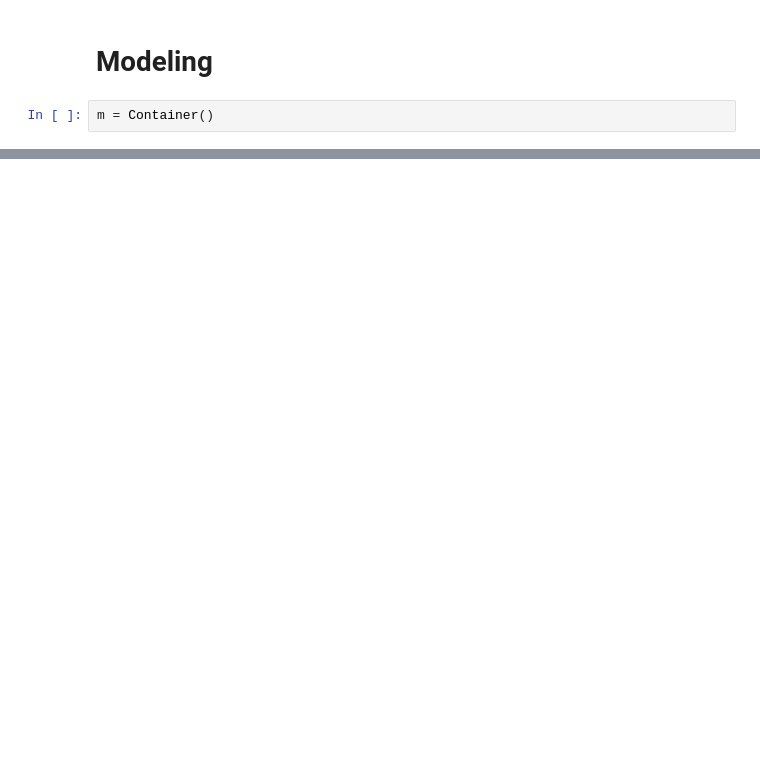
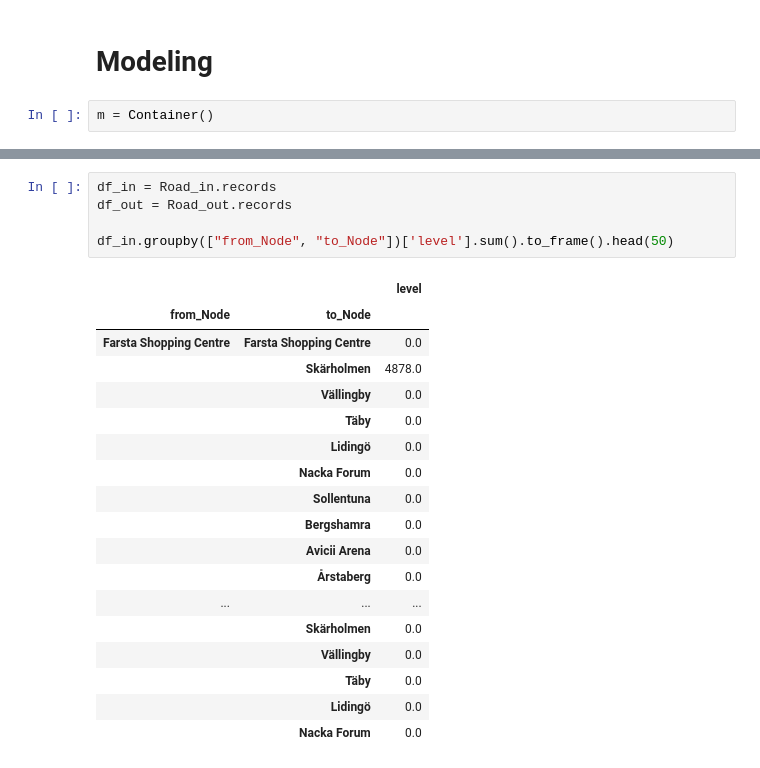
Before and after one commit to aheagel/SF2822, a Jupyter notebook: Project2A.ipynb, the cells around one changed output, grey strips where cells are left out. Cells and saved outputs as stored; diff of their text form; blank space fills up the shorter version.

```diff
--- a/Project2A.ipynb
+++ b/Project2A.ipynb
@@ -145,0 +204,24 @@ Road_utilization = Variable(m, "road", domain=[Nodes, Nodes_], description="Road
+# %%
+df_in = Road_in.records
+df_out = Road_out.records
+
+df_in.groupby(["from_Node", "to_Node"])['level'].sum().to_frame().head(50)
+# %% [output]
+|  |  | level |
+| from_Node | to_Node |  |
+| Farsta Shopping Centre | Farsta Shopping Centre | 0.0 |
+|  | Skärholmen | 4878.0 |
+|  | Vällingby | 0.0 |
+|  | Täby | 0.0 |
+|  | Lidingö | 0.0 |
+|  | Nacka Forum | 0.0 |
+|  | Sollentuna | 0.0 |
+|  | Bergshamra | 0.0 |
+|  | Avicii Arena | 0.0 |
+|  | Årstaberg | 0.0 |
+| ... | ... | ... |
+|  | Skärholmen | 0.0 |
+|  | Vällingby | 0.0 |
+|  | Täby | 0.0 |
+|  | Lidingö | 0.0 |
+|  | Nacka Forum | 0.0 |
```
Also changed, not shown: parts of 18 cells of this notebook, 2 other files.
